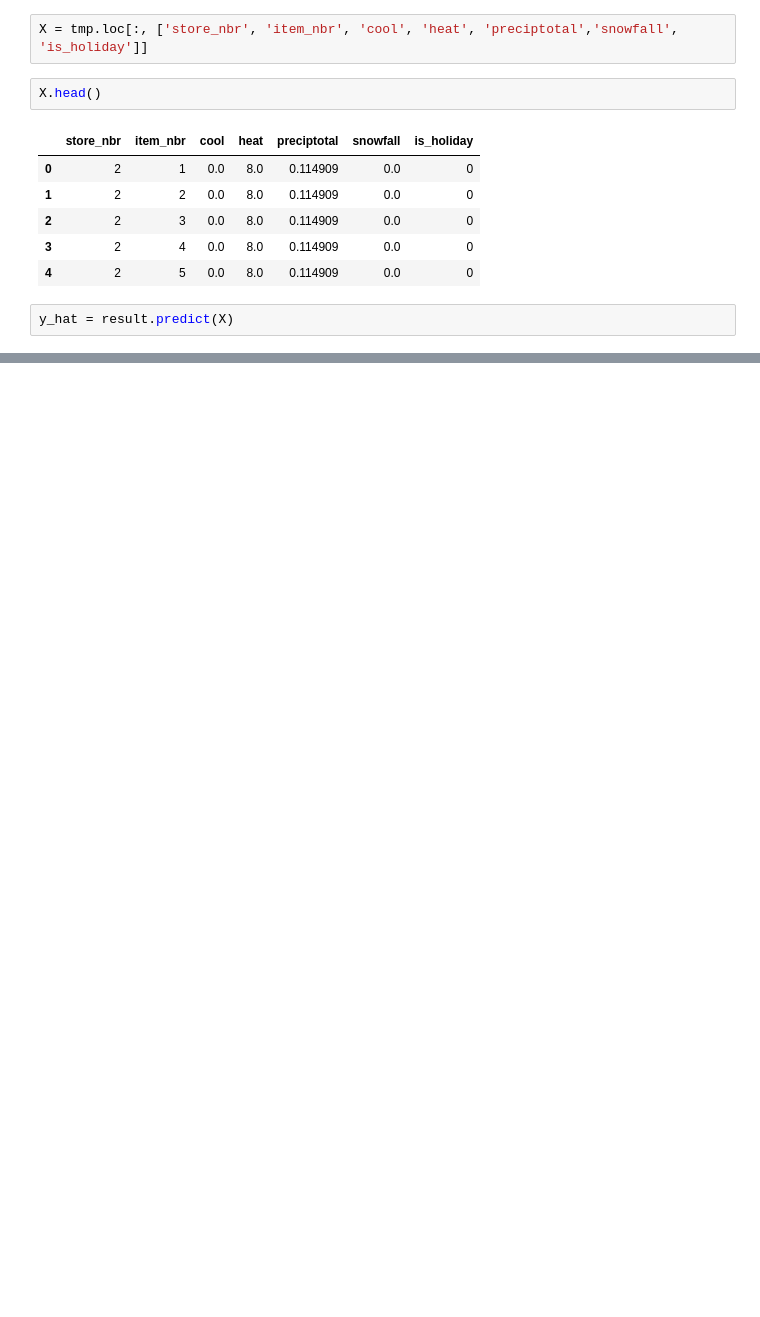
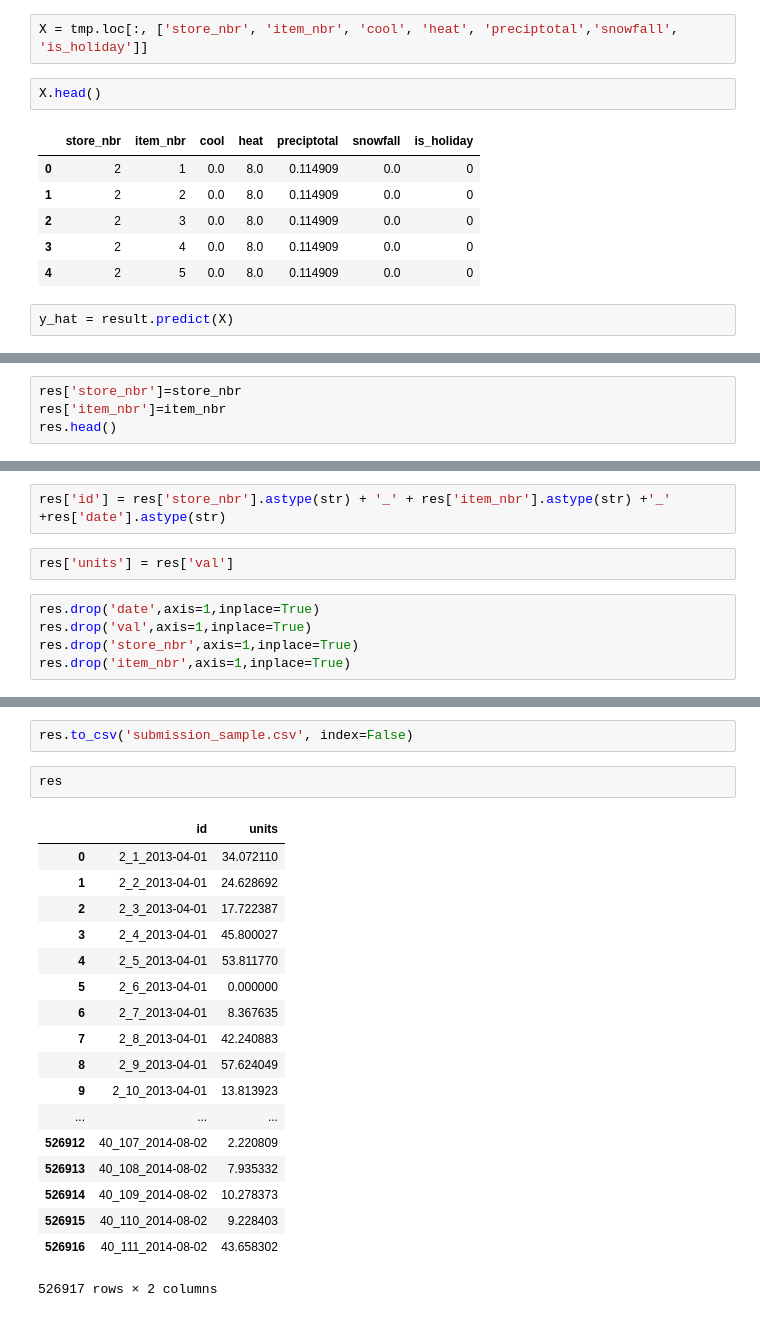
Before and after one commit to lucaseo/dss7-walmart-project, a Jupyter notebook: jw/24_test.ipynb, the cells around one changed output, grey strips where cells are left out. Cells and saved outputs as stored; diff of their text form; blank space fills up the shorter version.

```diff
--- a/jw/24_test.ipynb
+++ b/jw/24_test.ipynb
@@ -154,0 +192,4 @@ aa.sort()
+# %%
+res['store_nbr']=store_nbr
+res['item_nbr']=item_nbr
+res.head()
@@ -154,0 +203,9 @@ aa.sort()
+# %%
+res['id'] = res['store_nbr'].astype(str) + '_' + res['item_nbr'].astype(str) +'_' +res['date'].astype(str)
+# %%
+res['units'] = res['val']
+# %%
+res.drop('date',axis=1,inplace=True)
+res.drop('val',axis=1,inplace=True)
+res.drop('store_nbr',axis=1,inplace=True)
+res.drop('item_nbr',axis=1,inplace=True)
@@ -154,0 +221,23 @@ aa.sort()
+# %%
+res.to_csv('submission_sample.csv', index=False)
+# %%
+res
+# %% [output]
+|  | id | units |
+| 0 | 2_1_2013-04-01 | 34.072110 |
+| 1 | 2_2_2013-04-01 | 24.628692 |
+| 2 | 2_3_2013-04-01 | 17.722387 |
+| 3 | 2_4_2013-04-01 | 45.800027 |
+| 4 | 2_5_2013-04-01 | 53.811770 |
+| 5 | 2_6_2013-04-01 | 0.000000 |
+| 6 | 2_7_2013-04-01 | 8.367635 |
+| 7 | 2_8_2013-04-01 | 42.240883 |
+| 8 | 2_9_2013-04-01 | 57.624049 |
+| 9 | 2_10_2013-04-01 | 13.813923 |
+| ... | ... | ... |
+| 526912 | 40_107_2014-08-02 | 2.220809 |
+| 526913 | 40_108_2014-08-02 | 7.935332 |
+| 526914 | 40_109_2014-08-02 | 10.278373 |
+| 526915 | 40_110_2014-08-02 | 9.228403 |
+| 526916 | 40_111_2014-08-02 | 43.658302 |
+526917 rows × 2 columns
```
Also changed, not shown: parts of 18 cells of this notebook, 8 other files.
